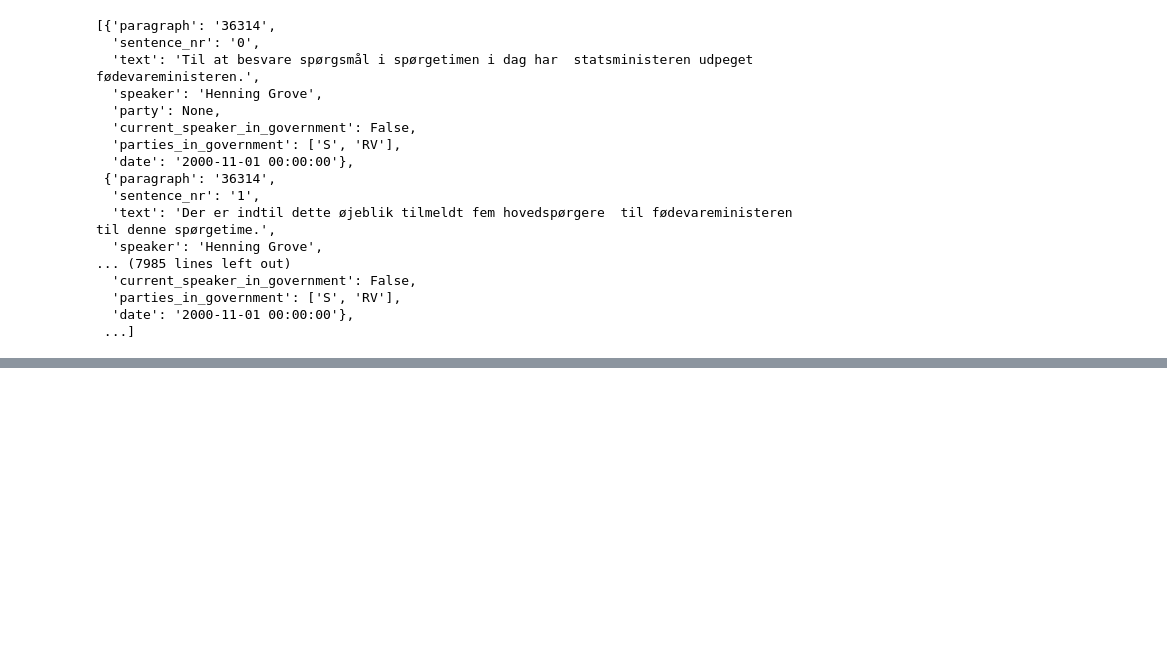
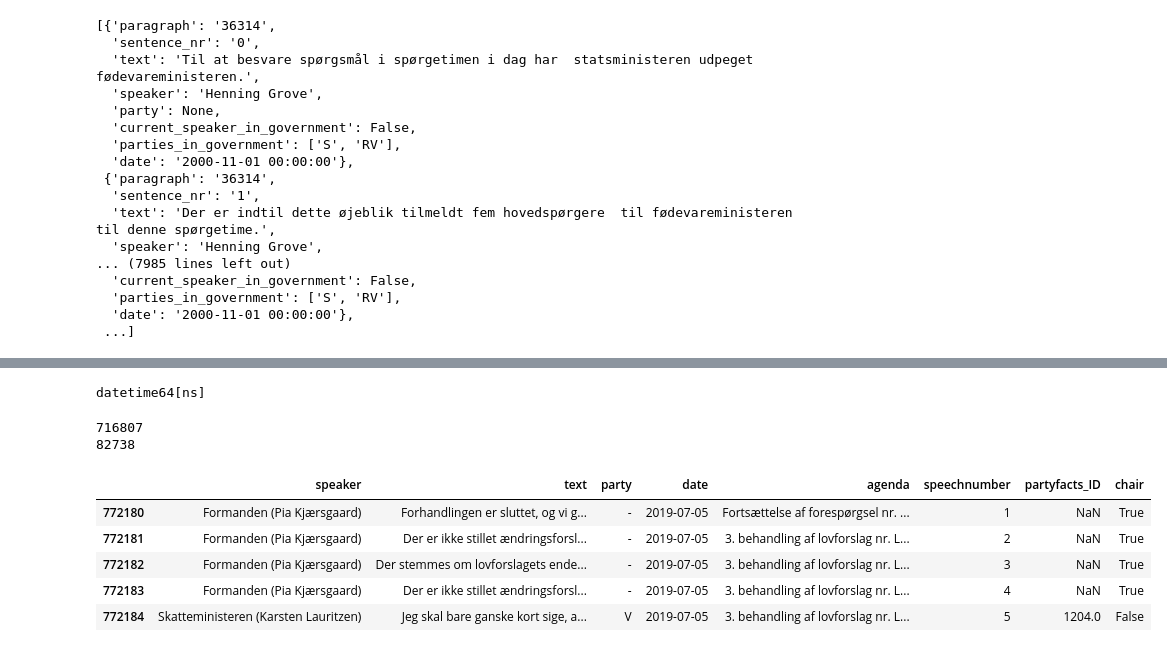
Before and after one commit to Lundsfryd/Bachelor_project, a Jupyter notebook: create_inference_data.ipynb, the cells around one changed output, grey strips where cells are left out. Drawn from its saved outputs; the diff is of its cells as text; code cells hidden in the pictures; blank space fills up the shorter version.

```diff
--- a/create_inference_data.ipynb
+++ b/create_inference_data.ipynb
@@ -275,0 +336,31 @@ preprocess_json(input_path = "/work/MarkusLundsfrydJensen#1865/inferece_data/inf
+# %%
+print(new_data['date'].dtype)
+# %% [output]
+datetime64[ns]
+# %%
+#fix paragraph_number
+#get last paragraph number of old data
+print(len(new_data))
+latest_date = max(df["date"])
+hello = df[(df["date"] == latest_date)]
+
+latest_speechnumber = max(hello["speechnumber"])
+
+latest_datapoint = df[(df["date"] == latest_date) & (df["speechnumber"] == latest_speechnumber)]
+latest_datapoint = latest_datapoint.index[0] +1
+
+new_data = new_data[new_data["date"] > latest_date
+]
+#df = df.reset_index(drop=True)
+new_data.index = range(latest_datapoint, latest_datapoint + len(new_data))
+print(len(new_data))
+new_data.head()
+# %% [output]
+716807
+82738
+|  | speaker | text | party | date | agenda | speechnumber | partyfacts_ID | chair |
+| 772180 | Formanden (Pia Kjærsgaard) | Forhandlingen er sluttet, og vi g... | - | 2019-07-05 | Fortsættelse af forespørgsel nr. ... | 1 | NaN | True |
+| 772181 | Formanden (Pia Kjærsgaard) | Der er ikke stillet ændringsforsl... | - | 2019-07-05 | 3. behandling af lovforslag nr. L... | 2 | NaN | True |
+| 772182 | Formanden (Pia Kjærsgaard) | Der stemmes om lovforslagets ende... | - | 2019-07-05 | 3. behandling af lovforslag nr. L... | 3 | NaN | True |
+| 772183 | Formanden (Pia Kjærsgaard) | Der er ikke stillet ændringsforsl... | - | 2019-07-05 | 3. behandling af lovforslag nr. L... | 4 | NaN | True |
+| 772184 | Skatteministeren (Karsten Lauritzen) | Jeg skal bare ganske kort sige, a... | V | 2019-07-05 | 3. behandling af lovforslag nr. L... | 5 | 1204.0 | False |
```
Also changed, not shown: parts of 18 cells of this notebook, 3 other files.
